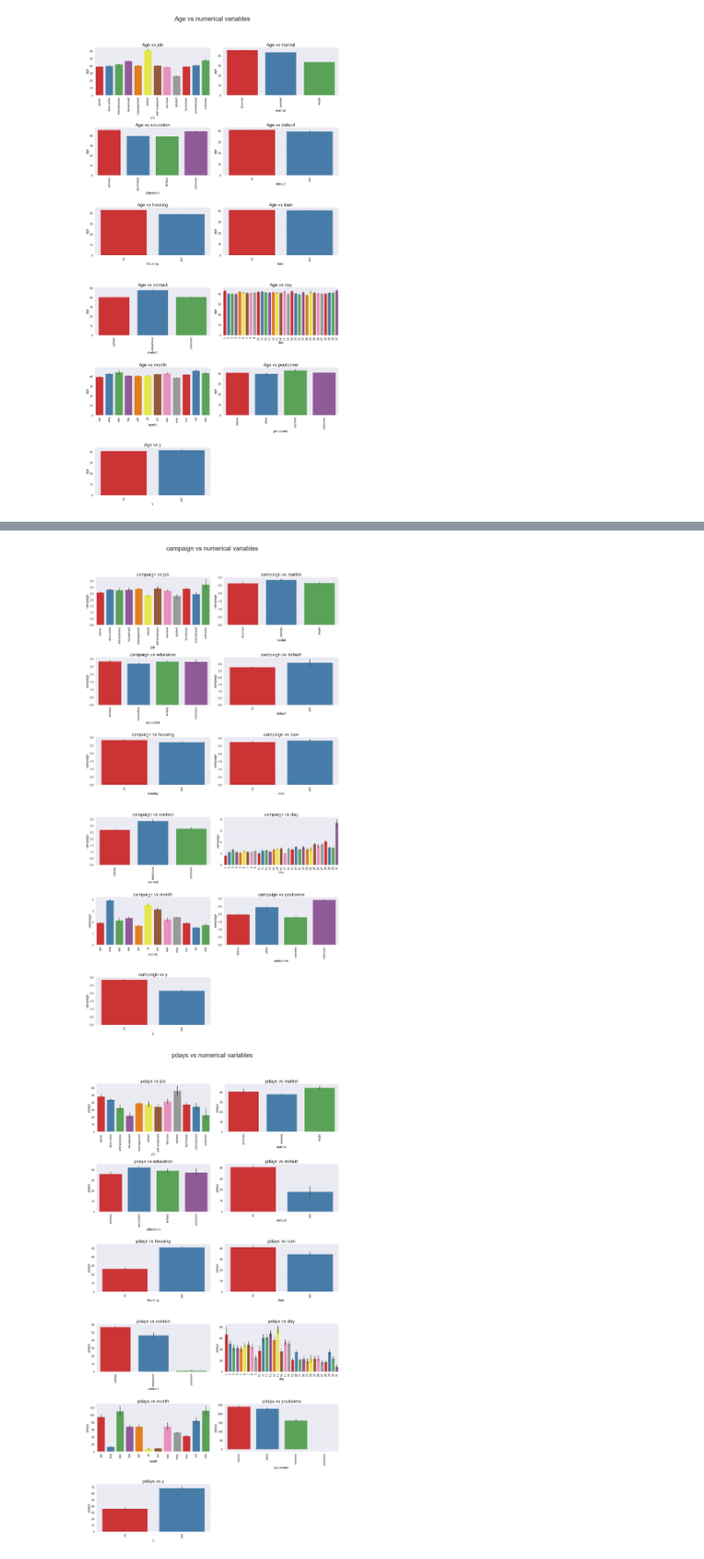
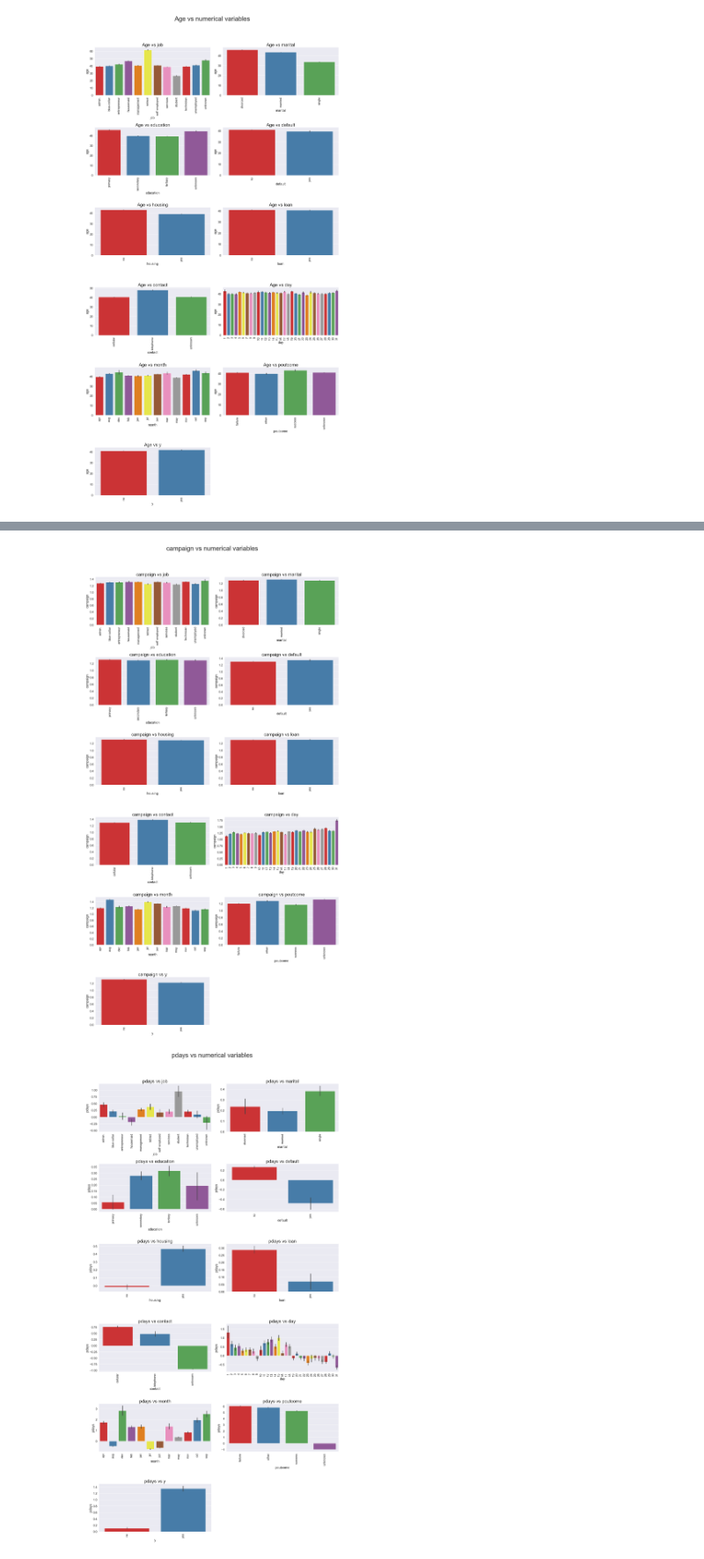
Before and after one commit to rhythmbhavsar/Bank-Marketing, a Jupyter notebook: Bank Marketing.ipynb, the cells around one changed output, grey strips where cells are left out. Shown at 88% size. Saved outputs shown, nothing was run; the diff lists cells and outputs as text; code cells hidden in the pictures.

```diff
--- a/Bank Marketing.ipynb
+++ b/Bank Marketing.ipynb
@@ -312,7 +318,7 @@ for i in category:
     plt.subplot(10,2,n)
     ax = plt.gca()
     sns.set(font_scale = 1.5)
-    sns.barplot(x =bank1[i], y=bank['age'], palette='Set1')
+    sns.barplot(x =bank1[i], y=bank1['age'], palette='Set1')
     ax.set_title('Age vs %s'%(i), fontsize=25)
     plt.xticks(rotation=90)
     n+=1
@@ -329,7 +335,7 @@ for i in category:
     plt.subplot(10,2,n)
     ax = plt.gca()
     sns.set(font_scale = 1.5)
-    sns.barplot(x =bank1[i], y=bank['balance'], palette='Set1')
+    sns.barplot(x =bank1[i], y=bank1['balance'], palette='Set1')
     ax.set_title('balance vs %s'%(i), fontsize=25)
     plt.xticks(rotation=90)
     n+=1
@@ -346,7 +352,7 @@ for i in category:
     plt.subplot(10,2,n)
     ax = plt.gca()
     sns.set(font_scale = 1.5)
-    sns.barplot(x =bank1[i], y=bank['duration'], palette='Set1')
+    sns.barplot(x =bank1[i], y=bank1['duration'], palette='Set1')
     ax.set_title('duration vs %s'%(i), fontsize=25)
     plt.xticks(rotation=90)
     n+=1
@@ -363,7 +369,7 @@ for i in category:
     plt.subplot(10,2,n)
     ax = plt.gca()
     sns.set(font_scale = 1.5)
-    sns.barplot(x =bank1[i], y=bank['campaign'], palette='Set1')
+    sns.barplot(x =bank1[i], y=bank1['campaign'], palette='Set1')
     ax.set_title('campaign vs %s'%(i), fontsize=25)
     plt.xticks(rotation=90)
     n+=1
@@ -372,24 +378,24 @@ for i in category:
 plt.suptitle('campaign vs numerical variables', y=1.03, fontsize=35)
 plt.show()
 # %% [output]
-[figure, old version]
+[figure, new version]
 # %%
 n=1
 plt.subplots(figsize=(20, 60))
 for i in category:
     plt.subplot(10,2,n)
     ax = plt.gca()
     sns.set(font_scale = 1.5)
-    sns.barplot(x =bank1[i], y=bank['pdays'], palette='Set1')
+    sns.barplot(x =bank1[i], y=bank1['pdays'], palette='Set1')
     ax.set_title('pdays vs %s'%(i), fontsize=25)
     plt.xticks(rotation=90)
     n+=1
 
     plt.tight_layout()
 plt.suptitle('pdays vs numerical variables', y=1.03, fontsize=35)
 plt.show()
 # %% [output]
-[figure, old version]
+[figure, new version]
 # %%
 n=1
 plt.subplots(figsize=(20, 60))
```
Also changed, not shown: parts of 31 cells of this notebook.
